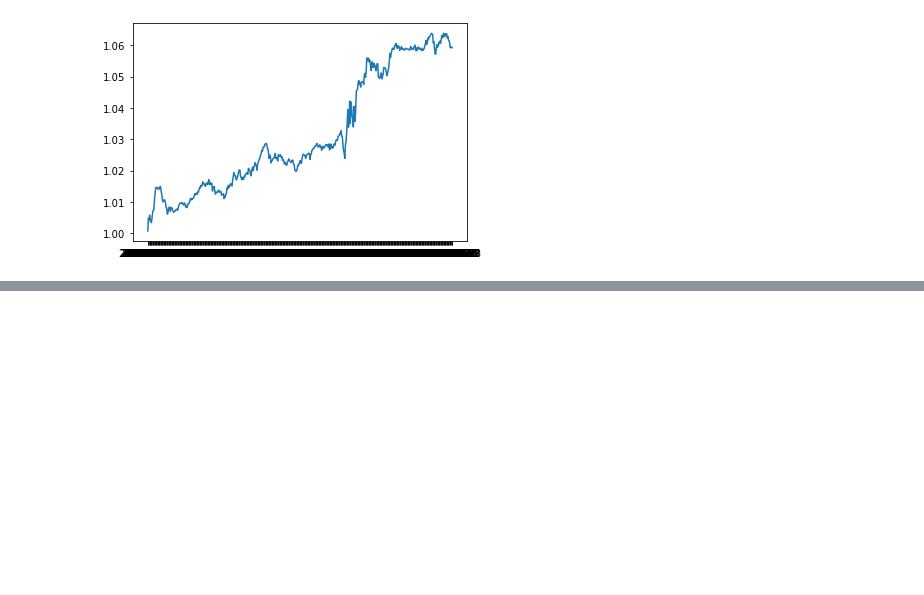
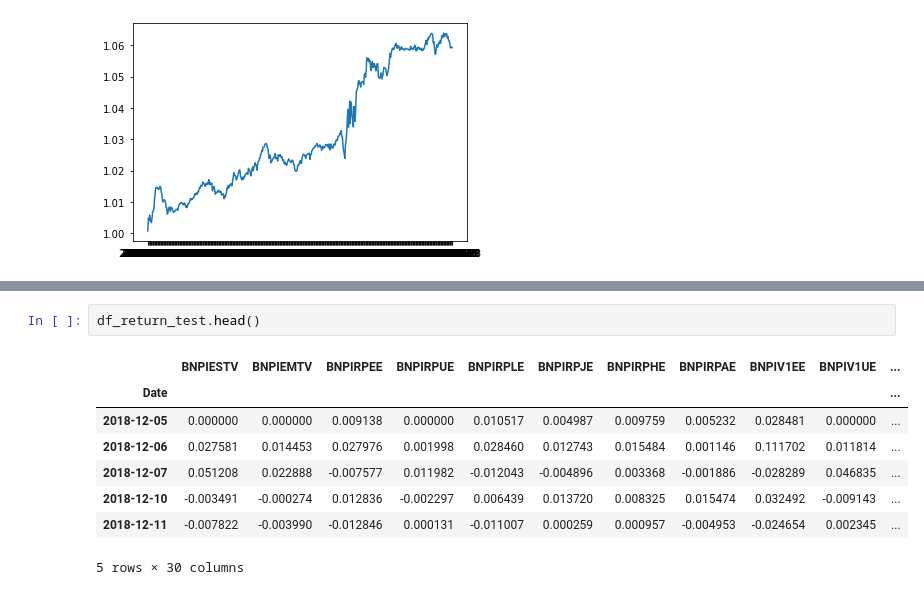
Before and after one commit to shenyifan17/combine_strategies, a Jupyter notebook: GRM.ipynb, the cells around one changed output, grey strips where cells are left out. Saved outputs shown, nothing was run; the diff lists cells and outputs as text; blank space fills up the shorter version.

```diff
--- a/GRM.ipynb
+++ b/GRM.ipynb
@@ -60,0 +74,11 @@ max_drawdown((1+(df_return_test * np.array(list(results['weights'].values()))).s
+# %%
+df_return_test.head()
+# %% [output]
+|  | BNPIESTV | BNPIEMTV | BNPIRPEE | BNPIRPUE | BNPIRPLE | BNPIRPJE | BNPIRPHE | BNPIRPAE | BNPIV1EE | BNPIV1UE | ... |
+| Date |  |  |  |  |  |  |  |  |  |  | ... |
+| 2018-12-05 | 0.000000 | 0.000000 | 0.009138 | 0.000000 | 0.010517 | 0.004987 | 0.009759 | 0.005232 | 0.028481 | 0.000000 | ... |
+| 2018-12-06 | 0.027581 | 0.014453 | 0.027976 | 0.001998 | 0.028460 | 0.012743 | 0.015484 | 0.001146 | 0.111702 | 0.011814 | ... |
+| 2018-12-07 | 0.051208 | 0.022888 | -0.007577 | 0.011982 | -0.012043 | -0.004896 | 0.003368 | -0.001886 | -0.028289 | 0.046835 | ... |
+| 2018-12-10 | -0.003491 | -0.000274 | 0.012836 | -0.002297 | 0.006439 | 0.013720 | 0.008325 | 0.015474 | 0.032492 | -0.009143 | ... |
+| 2018-12-11 | -0.007822 | -0.003990 | -0.012846 | 0.000131 | -0.011007 | 0.000259 | 0.000957 | -0.004953 | -0.024654 | 0.002345 | ... |
+5 rows × 30 columns
```
Also changed, not shown: parts of 10 cells of this notebook, 2 other files.
